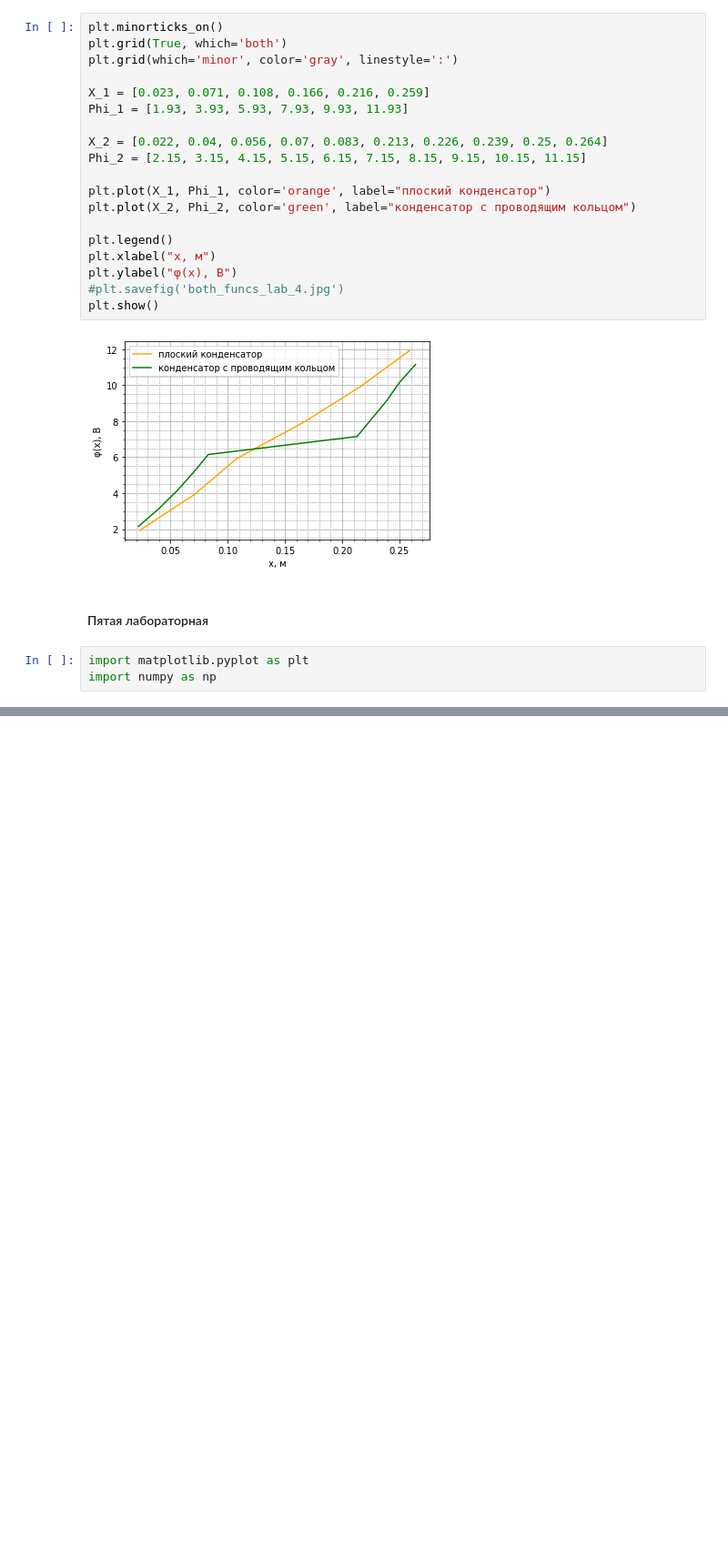
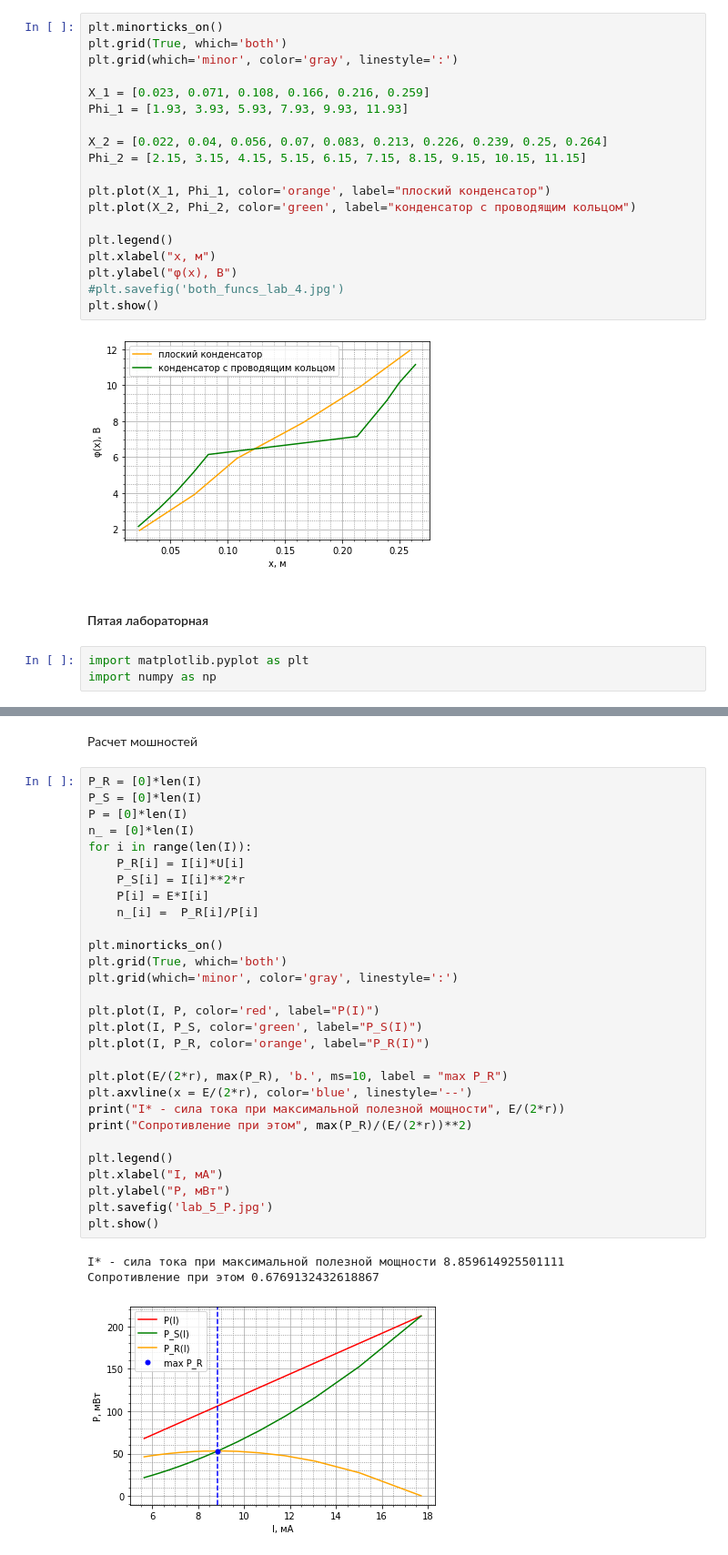
Before and after one commit to petmila/ITMO_Physics, a Jupyter notebook: Physics_labs_2_sem.ipynb, the cells around one changed output, grey strips where cells are left out. Shown: that part at 91% size. Saved outputs shown, nothing was run; the diff lists cells and outputs as text; blank space fills up the shorter version.

```diff
--- a/Physics_labs_2_sem.ipynb
+++ b/Physics_labs_2_sem.ipynb
@@ -245,0 +301,35 @@ import numpy as np
+# %% [markdown]
+Расчет мошностей
+# %%
+P_R = [0]*len(I)
+P_S = [0]*len(I)
+P = [0]*len(I)
+n_ = [0]*len(I)
+for i in range(len(I)):
+    P_R[i] = I[i]*U[i]
+    P_S[i] = I[i]**2*r
+    P[i] = E*I[i]
+    n_[i] =  P_R[i]/P[i]
+
+plt.minorticks_on()
+plt.grid(True, which='both')
+plt.grid(which='minor', color='gray', linestyle=':')
+
+plt.plot(I, P, color='red', label="P(I)")
+plt.plot(I, P_S, color='green', label="P_S(I)")
+plt.plot(I, P_R, color='orange', label="P_R(I)")
+
+plt.plot(E/(2*r), max(P_R), 'b.', ms=10, label = "max P_R")
+plt.axvline(x = E/(2*r), color='blue', linestyle='--')
+print("I* - сила тока при максимальной полезной мощности", E/(2*r))
+print("Сопротивление при этом", max(P_R)/(E/(2*r))**2)
+
+plt.legend()
+plt.xlabel("I, мА")
+plt.ylabel("P, мВт")
+plt.savefig('lab_5_P.jpg')
+plt.show()
+# %% [output]
+I* - сила тока при максимальной полезной мощности 8.859614925501111
+Сопротивление при этом 0.6769132432618867
+[figure, added]
```
Also changed, not shown: parts of 4 cells of this notebook.
